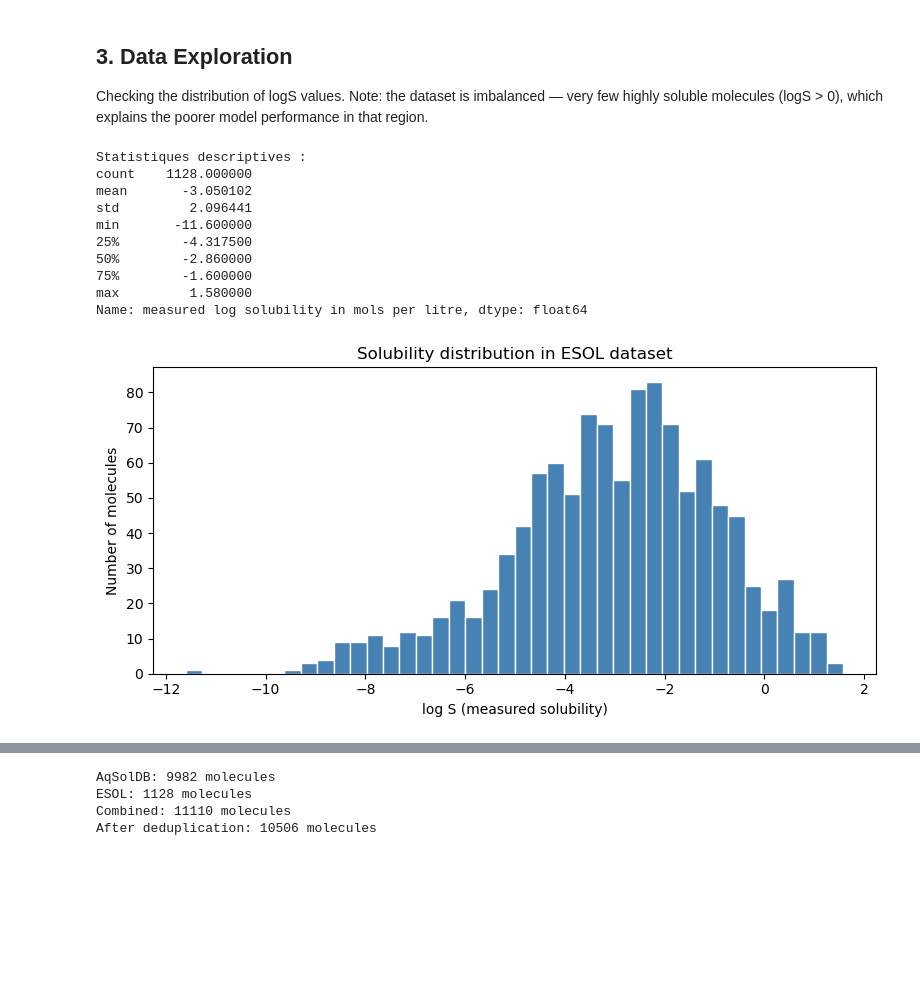
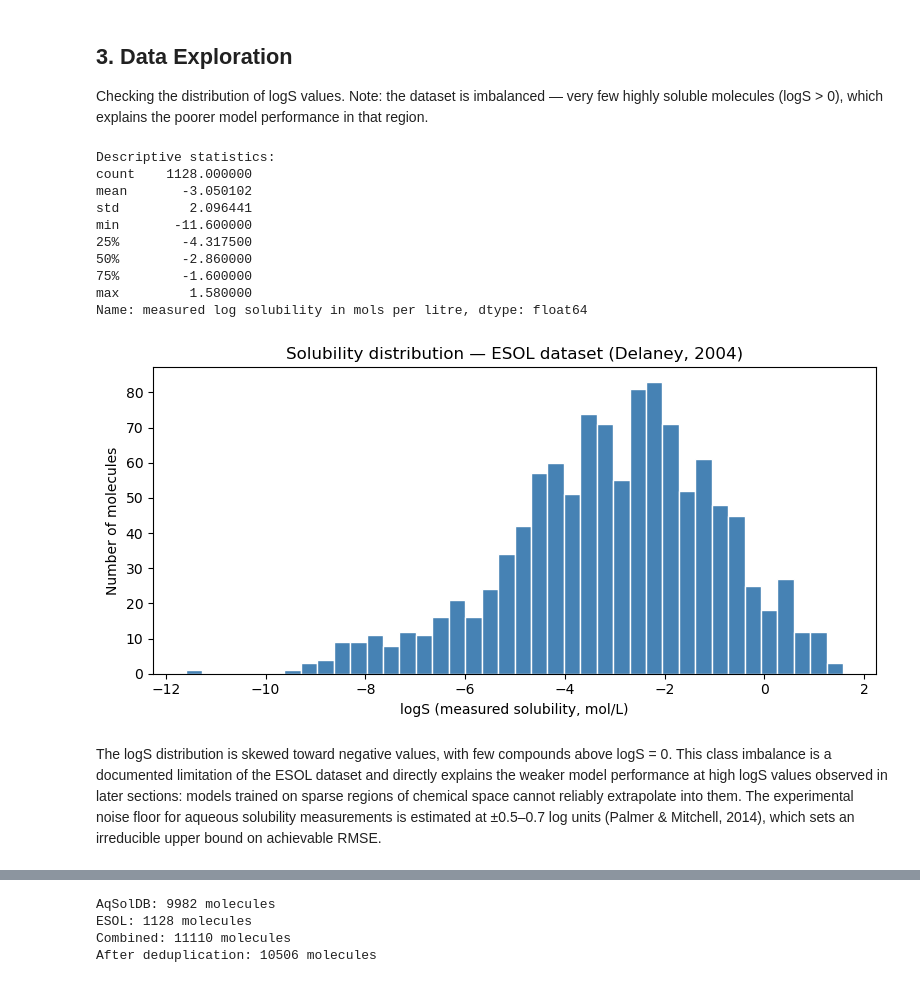
Before and after one commit to tub-aspique/cheminformatics, a Jupyter notebook: notebooks/01_esol_solubility.ipynb, the cells around one changed output, grey strips where cells are left out. Saved outputs shown, nothing was run; the diff lists cells and outputs as text; code cells hidden in the pictures; blank space fills up the shorter version.

```diff
--- a/notebooks/01_esol_solubility.ipynb
+++ b/notebooks/01_esol_solubility.ipynb
@@ -85,28 +85,30 @@ Checking the distribution of logS values.
 Note: the dataset is imbalanced — very few highly soluble molecules (logS > 0),
 which explains the poorer model performance in that region.
 # %%
-# Statistiques de base
-print("Statistiques descriptives :")
+# Basic statistics
+print("Descriptive statistics:")
 print(df['measured log solubility in mols per litre'].describe())
 
-# Distribution de la solubilité
+# Solubility distribution
 plt.figure(figsize=(8, 4))
 plt.hist(df['measured log solubility in mols per litre'], bins=40, color='steelblue', edgecolor='white')
-plt.xlabel('log S (measured solubility)')
+plt.xlabel('logS (measured solubility, mol/L)')
 plt.ylabel('Number of molecules')
-plt.title('Solubility distribution in ESOL dataset')
+plt.title('Solubility distribution — ESOL dataset (Delaney, 2004)')
 plt.tight_layout()
 plt.show()
 # %% [output]
-Statistiques descriptives :
+Descriptive statistics:
 count    1128.000000
 mean       -3.050102
 std         2.096441
 min       -11.600000
 25%        -4.317500
 50%        -2.860000
 75%        -1.600000
 max         1.580000
 Name: measured log solubility in mols per litre, dtype: float64
-[figure, old version]
+[figure, new version]
+# %% [markdown]
+The logS distribution is skewed toward negative values, with few compounds above logS = 0. This class imbalance is a documented limitation of the ESOL dataset and directly explains the weaker model performance at high logS values observed in later sections: models trained on sparse regions of chemical space cannot reliably extrapolate into them. The experimental noise floor for aqueous solubility measurements is estimated at ±0.5–0.7 log units (Palmer & Mitchell, 2014), which sets an irreducible upper bound on achievable RMSE.
 # %%
```
Also changed, not shown: parts of 17 cells of this notebook, 2 other files.
